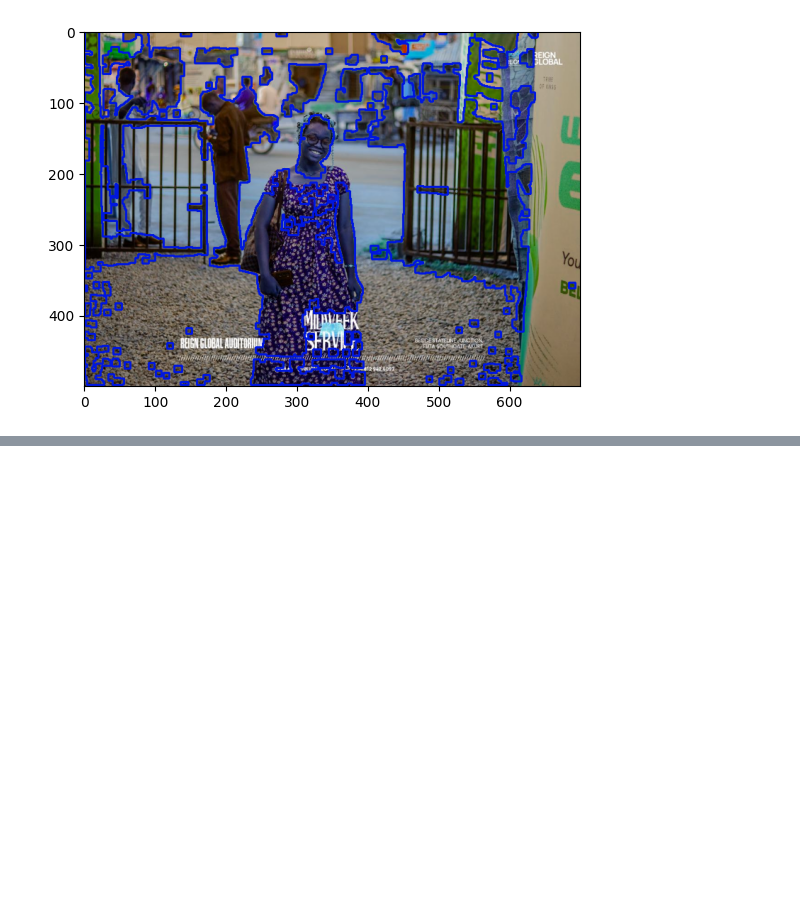
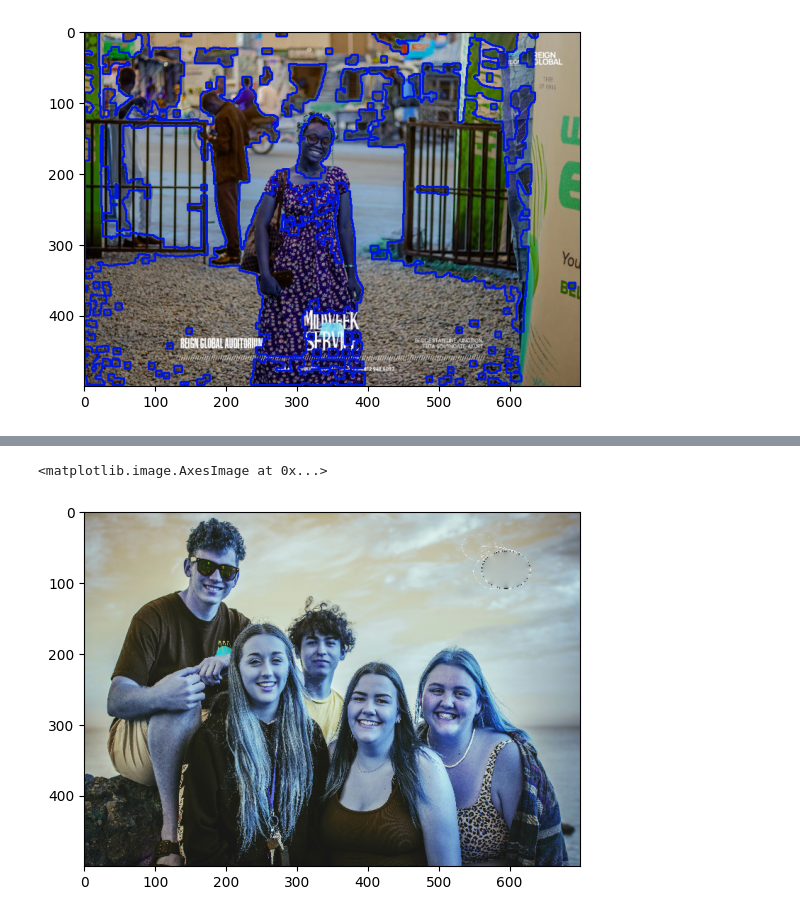
Before and after one commit to FavourTy/DSN-Computer-Vision-Journey, a Jupyter notebook: image_preprocessing_technique/notebook/image_preprocessing.ipynb, the cells around one changed output, grey strips where cells are left out. Saved outputs shown, nothing was run; the diff lists cells and outputs as text; code cells hidden in the pictures; blank space fills up the shorter version.

```diff
--- a/image_preprocessing_technique/notebook/image_preprocessing.ipynb
+++ b/image_preprocessing_technique/notebook/image_preprocessing.ipynb
@@ -192,0 +217,10 @@ for label in labels[2:]:
+# %%
+mask = cv.imread('../assets/mask.jpg',0)
+
+#inpaint
+dst = cv.inpaint(damaged_img, mask, 200, cv.INPAINT_TELEA)
+
+plt.imshow(dst)
+# %% [output]
+<matplotlib.image.AxesImage at 0x...>
+[figure, added]
```
Also changed, not shown: parts of 2 cells of this notebook, 3 other files.
